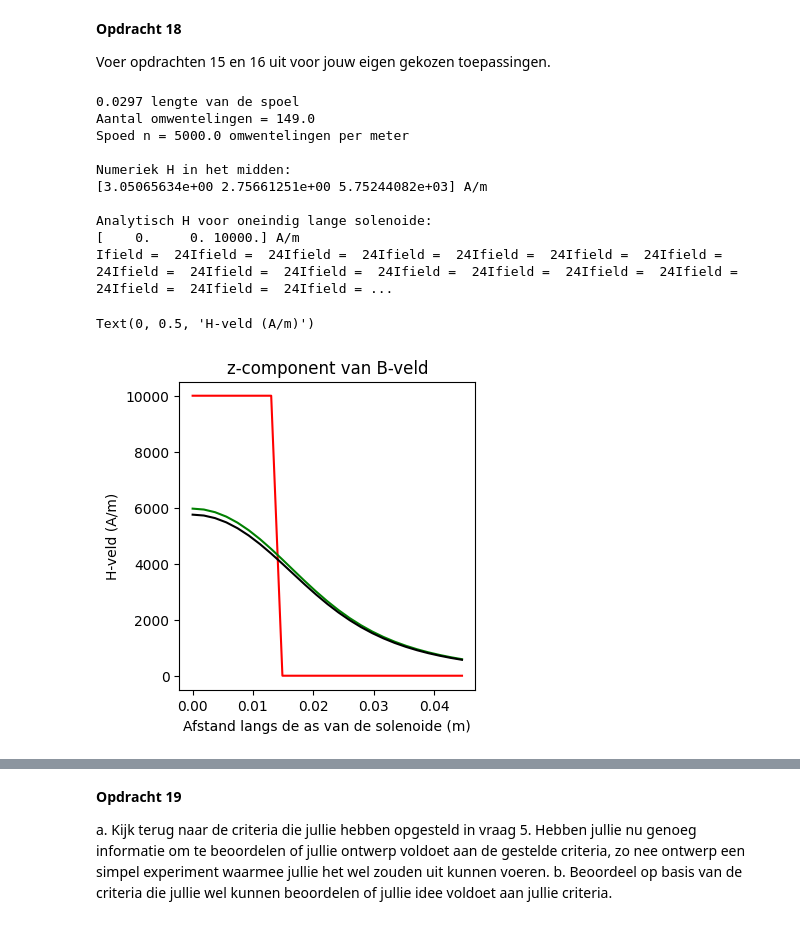
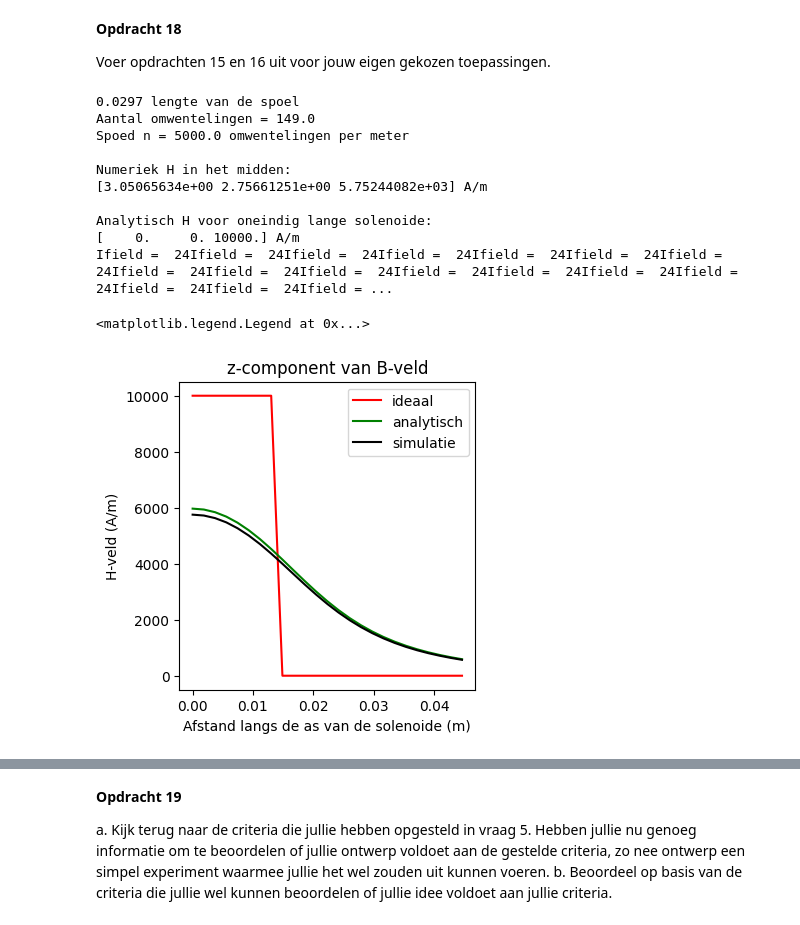
Before and after one commit to owenvanderwal/opdrachten-DEF-D, a Jupyter notebook: DigitaleOntwerpopdrachten/1CondensatorOpdracht/KrachtactuatorOpdracht.ipynb, the cells around one changed output, grey strips where cells are left out. Saved outputs shown, nothing was run; the diff lists cells and outputs as text; code cells hidden in the pictures.

```diff
--- a/DigitaleOntwerpopdrachten/1CondensatorOpdracht/KrachtactuatorOpdracht.ipynb
+++ b/DigitaleOntwerpopdrachten/1CondensatorOpdracht/KrachtactuatorOpdracht.ipynb
@@ -798,35 +800,36 @@ for i_field in range(n_ax):
         print(f"Ifield =  {i_field}", end="")
 
     # selecting the z-component
     H_ax[i_field,0]=Hsimulated[2]
 analytical_answer = (aantal_omwentelingen*I)/L_sol
 H_veld_ideaal=analytical_answer*np.ones(n_ax)*(1.0*(z_ax < L_sol/2))
 
 # dit is nog een aardige analytische uitdrukking die je kan uitrekenen voor de z-component op de as van een solenoide met eindige lengte
 H_veld_analytisch=(aantal_omwentelingen*I/L_sol/2)*((L_sol/2-z_ax)/np.sqrt((z_ax- L_sol/2)**2 + r_sol**2)+(L_sol/2+z_ax)/np.sqrt((z_ax+ L_sol/2)**2 + r_sol**2))
 
 plt.figure(figsize=[13,4])
 plt.subplot(131)
 plt.title('z-component van B-veld')
 plt.plot(z_ax, H_veld_ideaal, '-r', label='ideaal')
 plt.plot(z_ax, H_veld_analytisch, '-g', label='analytisch')
 plt.plot(z_ax, H_ax, '-k', label='simulatie')
 plt.xlabel('Afstand langs de as van de solenoide (m)')
 plt.ylabel('H-veld (A/m)')
+plt.legend()
 ###################################################################################################
 # %% [output]
 0.0297 lengte van de spoel
 Aantal omwentelingen = 149.0
 Spoed n = 5000.0 omwentelingen per meter
 
 Numeriek H in het midden:
 [3.05065634e+00 2.75661251e+00 5.75244082e+03] A/m
 
 Analytisch H voor oneindig lange solenoide:
 [    0.     0. 10000.] A/m
 Ifield =  24Ifield =  24Ifield =  24Ifield =  24Ifield =  24Ifield =  24Ifield =  24Ifield =  24Ifield =  24Ifield =  24Ifield =  24Ifield =  24Ifield =  24Ifield =  24Ifield =  24Ifield =  24Ifield = ...
-Text(0, 0.5, 'H-veld (A/m)')
+<matplotlib.legend.Legend at 0x...>
-[figure, old version]
+[figure, new version]
 # %%
 r_sol = 0.02
 R = 20 / 2
```
Also changed, not shown: parts of 3 cells of this notebook.
